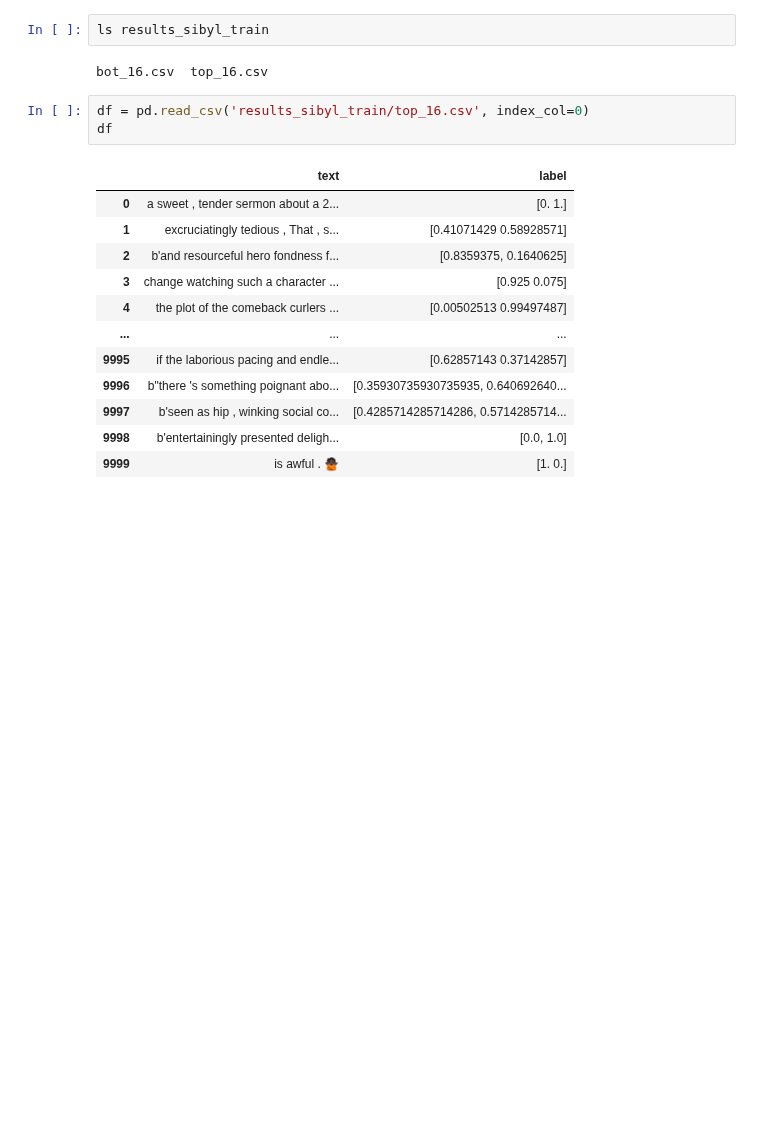
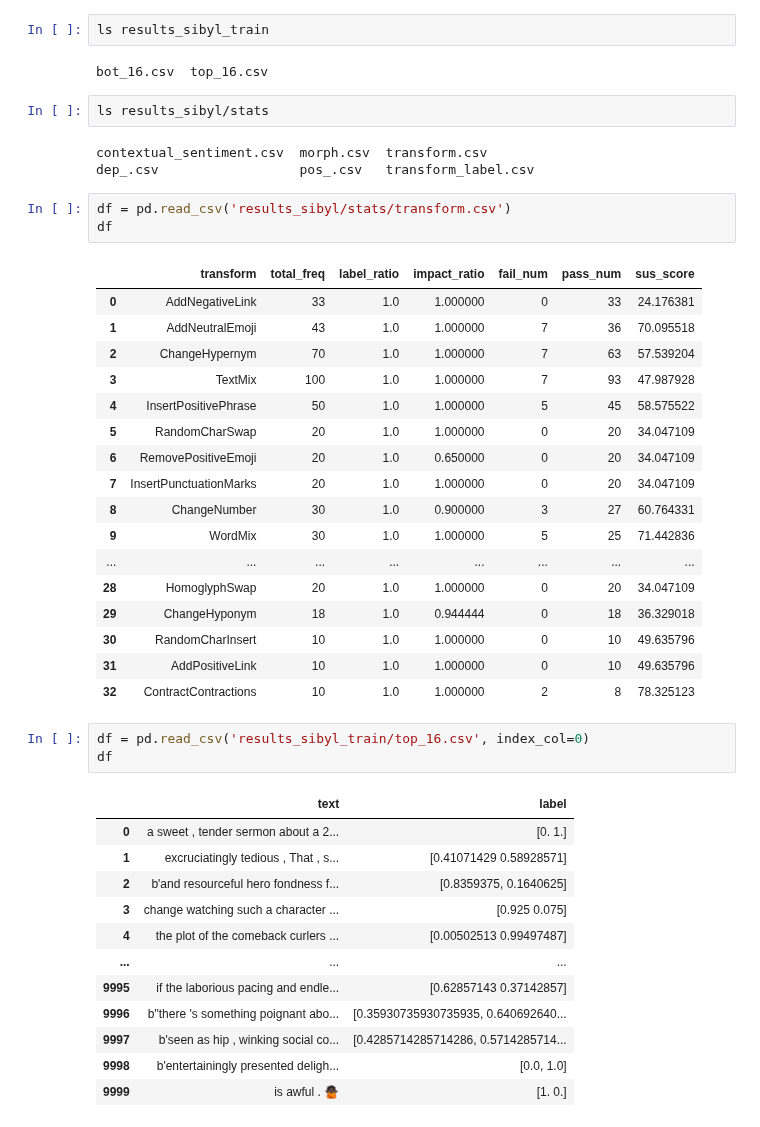
Before and after one commit to UCLA-SEAL/ProvenanceInspector, a Jupyter notebook: after/rename_columns.ipynb, the cells around one changed output. Drawn from its saved outputs; the diff is of its cells as text; blank space fills up the shorter version.

Commit message:
check in new resultrs

```diff
--- a/after/rename_columns.ipynb
+++ b/after/rename_columns.ipynb
@@ -5,6 +5,32 @@ import numpy as np
 ls results_sibyl_train
 # %% [output]
 bot_16.csv  top_16.csv
+# %%
+ls results_sibyl/stats
+# %% [output]
+contextual_sentiment.csv  morph.csv  transform.csv
+dep_.csv                  pos_.csv   transform_label.csv
+# %%
+df = pd.read_csv('results_sibyl/stats/transform.csv')
+df
+# %% [output]
+|  | transform | total_freq | label_ratio | impact_ratio | fail_num | pass_num | sus_score |
+| 0 | AddNegativeLink | 33 | 1.0 | 1.000000 | 0 | 33 | 24.176381 |
+| 1 | AddNeutralEmoji | 43 | 1.0 | 1.000000 | 7 | 36 | 70.095518 |
+| 2 | ChangeHypernym | 70 | 1.0 | 1.000000 | 7 | 63 | 57.539204 |
+| 3 | TextMix | 100 | 1.0 | 1.000000 | 7 | 93 | 47.987928 |
+| 4 | InsertPositivePhrase | 50 | 1.0 | 1.000000 | 5 | 45 | 58.575522 |
+| 5 | RandomCharSwap | 20 | 1.0 | 1.000000 | 0 | 20 | 34.047109 |
+| 6 | RemovePositiveEmoji | 20 | 1.0 | 0.650000 | 0 | 20 | 34.047109 |
+| 7 | InsertPunctuationMarks | 20 | 1.0 | 1.000000 | 0 | 20 | 34.047109 |
+| 8 | ChangeNumber | 30 | 1.0 | 0.900000 | 3 | 27 | 60.764331 |
+| 9 | WordMix | 30 | 1.0 | 1.000000 | 5 | 25 | 71.442836 |
+| ... | ... | ... | ... | ... | ... | ... | ... |
+| 28 | HomoglyphSwap | 20 | 1.0 | 1.000000 | 0 | 20 | 34.047109 |
+| 29 | ChangeHyponym | 18 | 1.0 | 0.944444 | 0 | 18 | 36.329018 |
+| 30 | RandomCharInsert | 10 | 1.0 | 1.000000 | 0 | 10 | 49.635796 |
+| 31 | AddPositiveLink | 10 | 1.0 | 1.000000 | 0 | 10 | 49.635796 |
+| 32 | ContractContractions | 10 | 1.0 | 1.000000 | 2 | 8 | 78.325123 |
 # %%
 df = pd.read_csv('results_sibyl_train/top_16.csv', index_col=0)
 df
```
Also changed, not shown: parts of 3 cells of this notebook, 15 other files.
